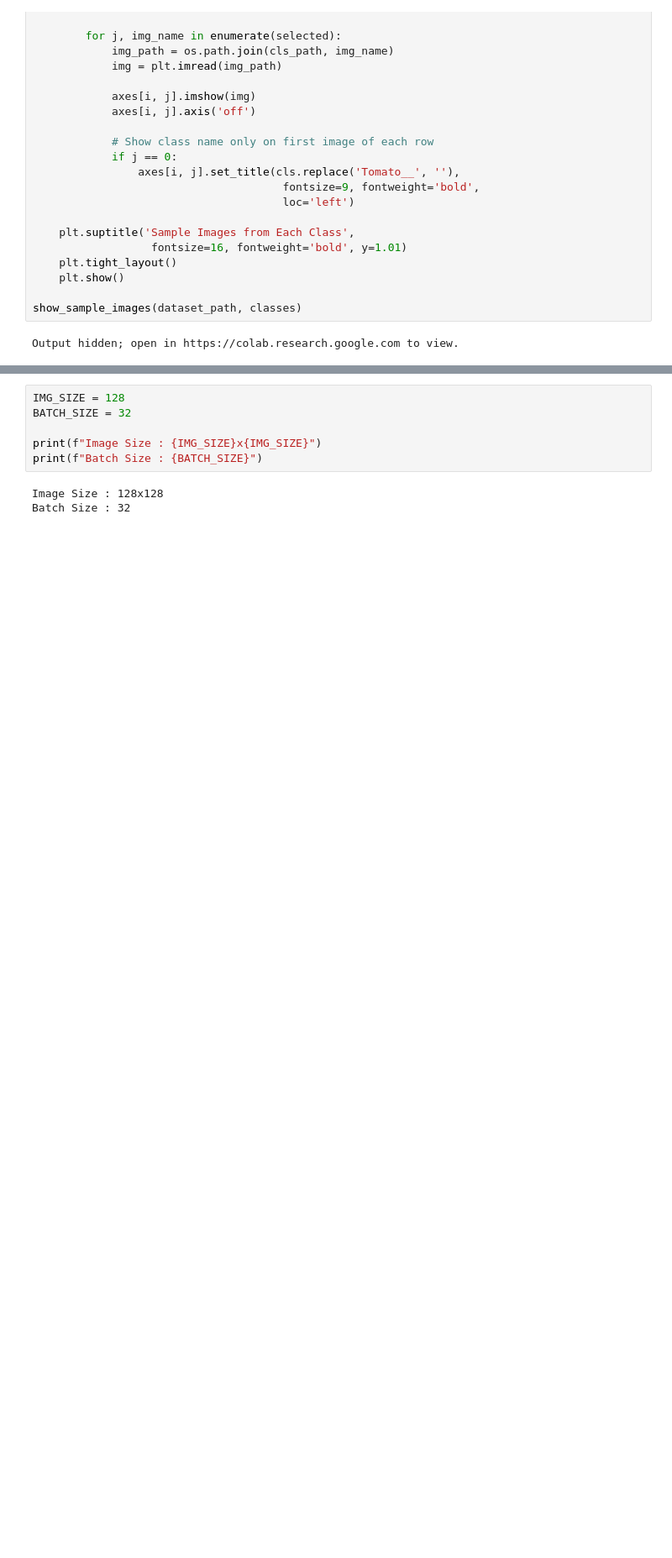
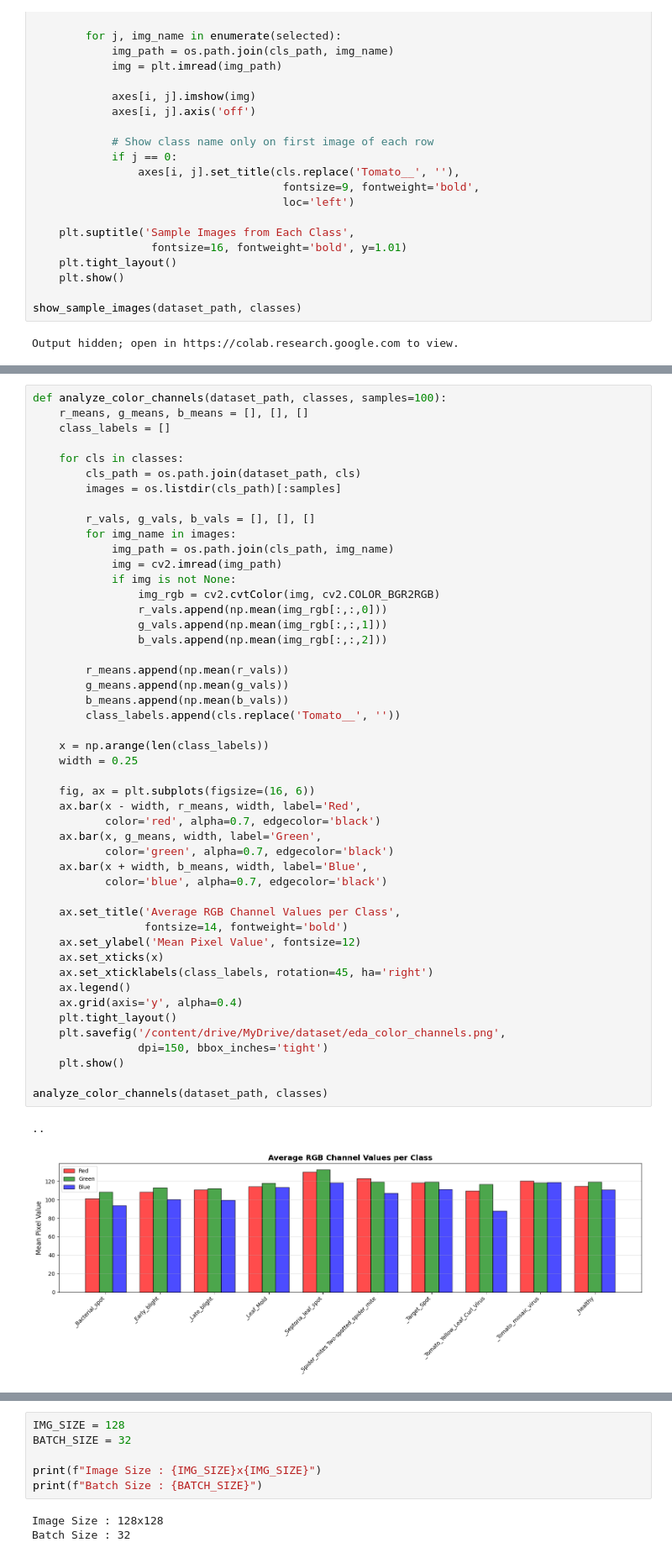
Before and after one commit to MohamedAquiel/Tomato_Leaf_Doctor, a Jupyter notebook: Model/Leaf_Disease_Predict.ipynb, the cells around one changed output, grey strips where cells are left out. Shown at 84% size. Drawn from its saved outputs; the diff is of its cells as text; blank space fills up the shorter version.

```diff
--- a/Model/Leaf_Disease_Predict.ipynb
+++ b/Model/Leaf_Disease_Predict.ipynb
@@ -259,0 +298,51 @@ TRAIN SET:
+# %%
+def analyze_color_channels(dataset_path, classes, samples=100):
+    r_means, g_means, b_means = [], [], []
+    class_labels = []
+
+    for cls in classes:
+        cls_path = os.path.join(dataset_path, cls)
+        images = os.listdir(cls_path)[:samples]
+
+        r_vals, g_vals, b_vals = [], [], []
+        for img_name in images:
+            img_path = os.path.join(cls_path, img_name)
+            img = cv2.imread(img_path)
+            if img is not None:
+                img_rgb = cv2.cvtColor(img, cv2.COLOR_BGR2RGB)
+                r_vals.append(np.mean(img_rgb[:,:,0]))
+                g_vals.append(np.mean(img_rgb[:,:,1]))
+                b_vals.append(np.mean(img_rgb[:,:,2]))
+
+        r_means.append(np.mean(r_vals))
+        g_means.append(np.mean(g_vals))
+        b_means.append(np.mean(b_vals))
+        class_labels.append(cls.replace('Tomato__', ''))
+
+    x = np.arange(len(class_labels))
+    width = 0.25
+
+    fig, ax = plt.subplots(figsize=(16, 6))
+    ax.bar(x - width, r_means, width, label='Red',
+           color='red', alpha=0.7, edgecolor='black')
+    ax.bar(x, g_means, width, label='Green',
+           color='green', alpha=0.7, edgecolor='black')
+    ax.bar(x + width, b_means, width, label='Blue',
+           color='blue', alpha=0.7, edgecolor='black')
+
+    ax.set_title('Average RGB Channel Values per Class',
+                 fontsize=14, fontweight='bold')
+    ax.set_ylabel('Mean Pixel Value', fontsize=12)
+    ax.set_xticks(x)
+    ax.set_xticklabels(class_labels, rotation=45, ha='right')
+    ax.legend()
+    ax.grid(axis='y', alpha=0.4)
+    plt.tight_layout()
+    plt.savefig('/content/drive/MyDrive/dataset/eda_color_channels.png',
+                dpi=150, bbox_inches='tight')
+    plt.show()
+
+analyze_color_channels(dataset_path, classes)
+# %% [output]
+..
+[figure, added]
```
Also changed, not shown: parts of 34 cells of this notebook.
